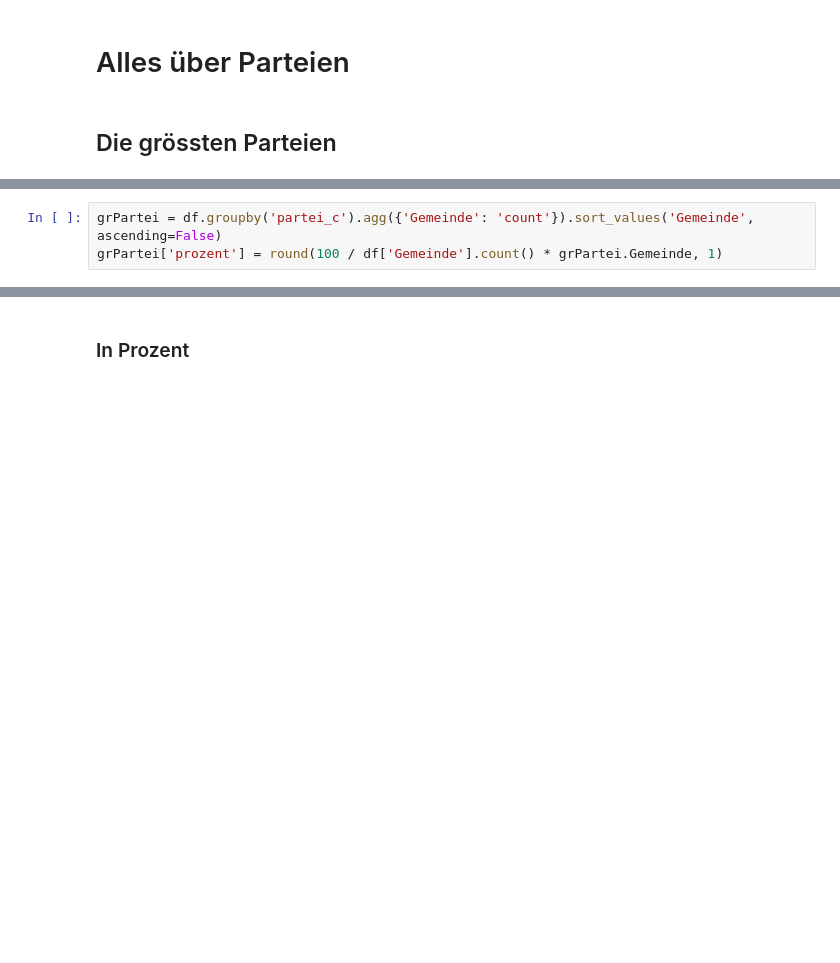
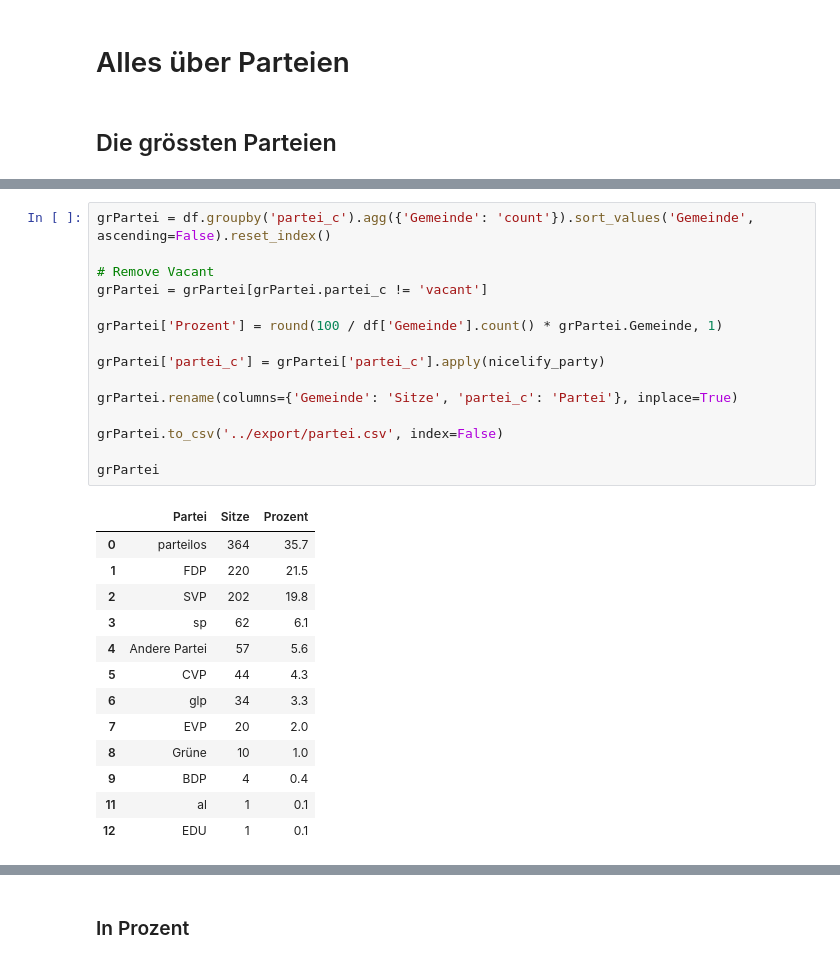
Before and after one commit to simonhuwiler/zh_gemeinderaete, a Jupyter notebook: python/2021_party.ipynb, the cells around one changed output, grey strips where cells are left out. Saved outputs shown, nothing was run; the diff lists cells and outputs as text; blank space fills up the shorter version.

```diff
--- a/python/2021_party.ipynb
+++ b/python/2021_party.ipynb
@@ -30,4 +39,30 @@ Keine Jahrgänge: 21
 # %%
-grPartei = df.groupby('partei_c').agg({'Gemeinde': 'count'}).sort_values('Gemeinde', ascending=False)
-grPartei['prozent'] = round(100 / df['Gemeinde'].count() * grPartei.Gemeinde, 1)
+grPartei = df.groupby('partei_c').agg({'Gemeinde': 'count'}).sort_values('Gemeinde', ascending=False).reset_index()
+
+# Remove Vacant
+grPartei = grPartei[grPartei.partei_c != 'vacant']
+
+grPartei['Prozent'] = round(100 / df['Gemeinde'].count() * grPartei.Gemeinde, 1)
+
+grPartei['partei_c'] = grPartei['partei_c'].apply(nicelify_party)
+
+grPartei.rename(columns={'Gemeinde': 'Sitze', 'partei_c': 'Partei'}, inplace=True)
+
+grPartei.to_csv('../export/partei.csv', index=False)
+
+grPartei
+# %% [output]
+|  | Partei | Sitze | Prozent |
+| 0 | parteilos | 364 | 35.7 |
+| 1 | FDP | 220 | 21.5 |
+| 2 | SVP | 202 | 19.8 |
+| 3 | sp | 62 | 6.1 |
+| 4 | Andere Partei | 57 | 5.6 |
+| 5 | CVP | 44 | 4.3 |
+| 6 | glp | 34 | 3.3 |
+| 7 | EVP | 20 | 2.0 |
+| 8 | Grüne | 10 | 1.0 |
+| 9 | BDP | 4 | 0.4 |
+| 11 | al | 1 | 0.1 |
+| 12 | EDU | 1 | 0.1 |
 # %%
```
Also changed, not shown: parts of 2 cells of this notebook, 9 other files.
